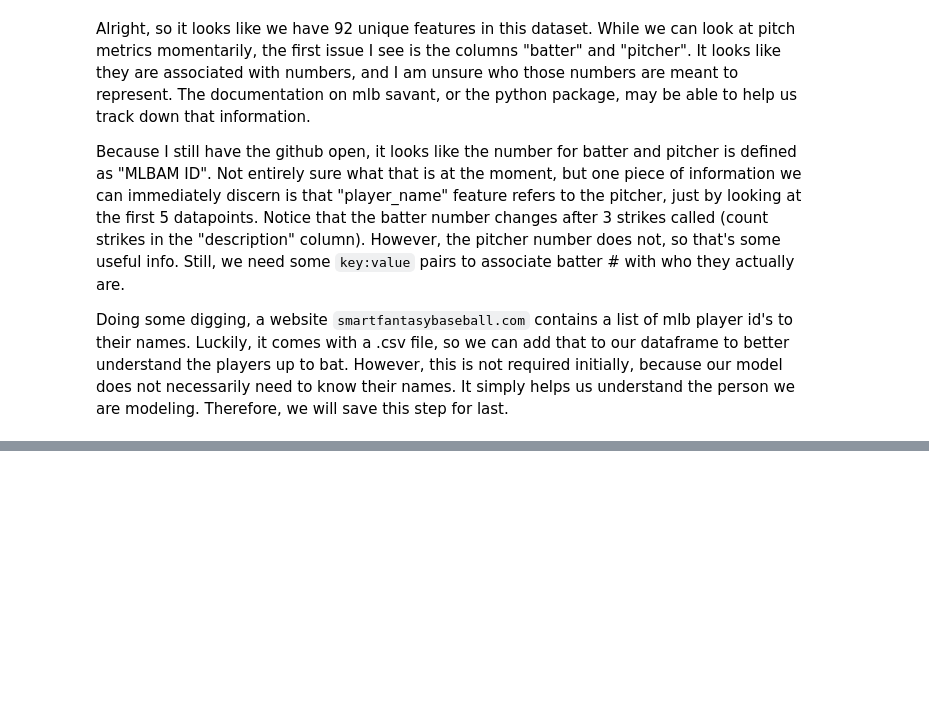
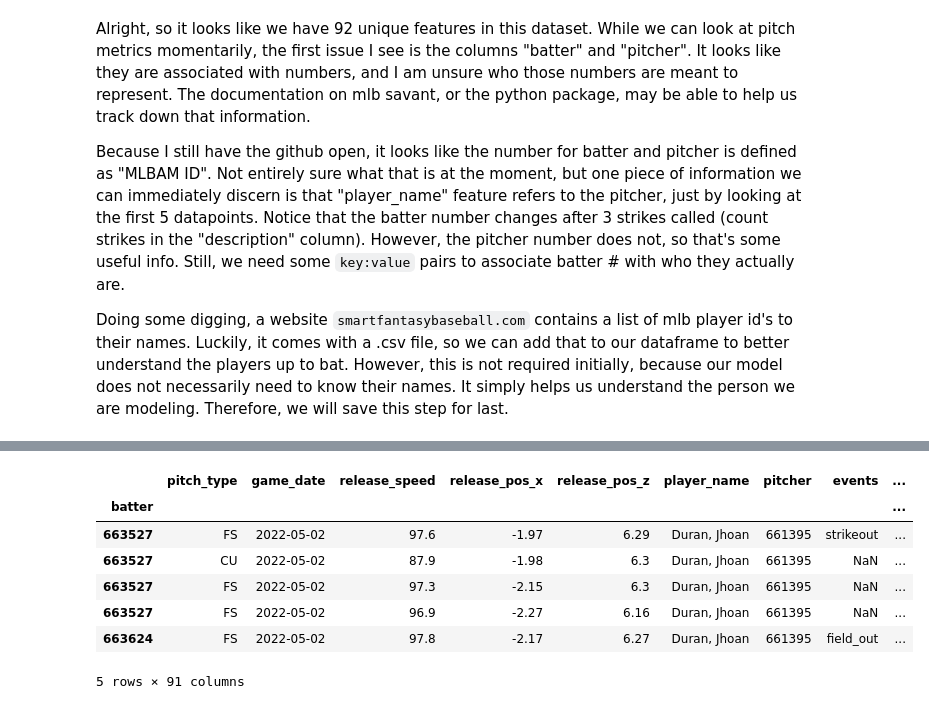
Before and after one commit to mattgpaul/AutoStrikeZone, a Jupyter notebook: AutoStrikeZone.ipynb, the cells around one changed output, grey strips where cells are left out. Saved outputs shown, nothing was run; the diff lists cells and outputs as text; code cells hidden in the pictures; blank space fills up the shorter version.

```diff
--- a/AutoStrikeZone.ipynb
+++ b/AutoStrikeZone.ipynb
@@ -49,0 +54,12 @@ Doing some digging, a website `smartfantasybaseball.com` contains a list of mlb
+# %%
+data = df.set_index(['batter'])
+data.head()
+# %% [output]
+|  | pitch_type | game_date | release_speed | release_pos_x | release_pos_z | player_name | pitcher | events | ... |
+| batter |  |  |  |  |  |  |  |  | ... |
+| 663527 | FS | 2022-05-02 | 97.6 | -1.97 | 6.29 | Duran, Jhoan | 661395 | strikeout | ... |
+| 663527 | CU | 2022-05-02 | 87.9 | -1.98 | 6.3 | Duran, Jhoan | 661395 | NaN | ... |
+| 663527 | FS | 2022-05-02 | 97.3 | -2.15 | 6.3 | Duran, Jhoan | 661395 | NaN | ... |
+| 663527 | FS | 2022-05-02 | 96.9 | -2.27 | 6.16 | Duran, Jhoan | 661395 | NaN | ... |
+| 663624 | FS | 2022-05-02 | 97.8 | -2.17 | 6.27 | Duran, Jhoan | 661395 | field_out | ... |
+5 rows × 91 columns
```
Also changed, not shown: parts of 7 cells of this notebook.
